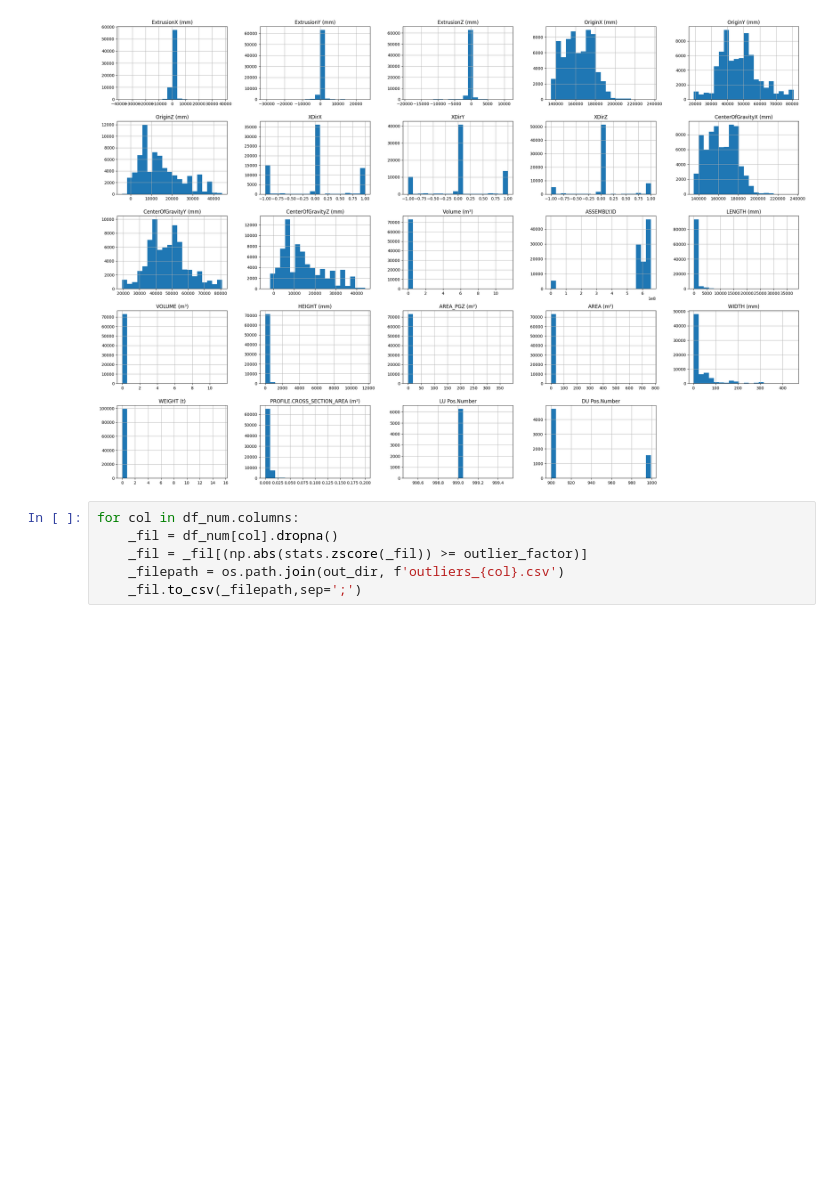
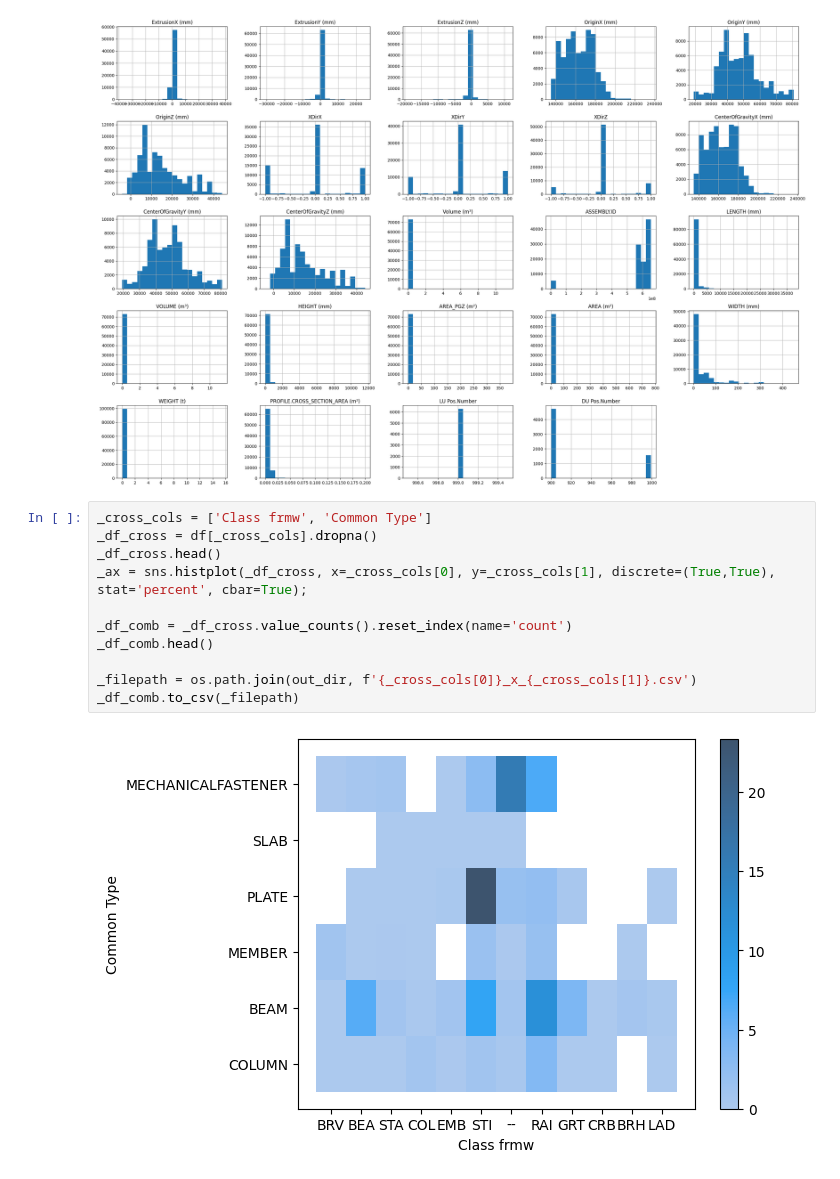
Before and after one commit to DanielGMorenaFhecor/IDI-BI-ANALISIS_DE_DATOS, a Jupyter notebook: notebook.ipynb, the cells around one changed output. Saved outputs shown, nothing was run; the diff lists cells and outputs as text; blank space fills up the shorter version.

```diff
--- a/notebook.ipynb
+++ b/notebook.ipynb
@@ -50,9 +51,16 @@ df_num = df.select_dtypes(include=np.number)
 df_num.hist(figsize=(30,20), bins=20);
 # %% [output]
 [figure]
-# %%
-for col in df_num.columns:
-    _fil = df_num[col].dropna()
-    _fil = _fil[(np.abs(stats.zscore(_fil)) >= outlier_factor)]
-    _filepath = os.path.join(out_dir, f'outliers_{col}.csv')
-    _fil.to_csv(_filepath,sep=';')
+# %%
+_cross_cols = ['Class frmw', 'Common Type']
+_df_cross = df[_cross_cols].dropna()
+_df_cross.head()
+_ax = sns.histplot(_df_cross, x=_cross_cols[0], y=_cross_cols[1], discrete=(True,True), stat='percent', cbar=True);
+
+_df_comb = _df_cross.value_counts().reset_index(name='count')
+_df_comb.head()
+
+_filepath = os.path.join(out_dir, f'{_cross_cols[0]}_x_{_cross_cols[1]}.csv')
+_df_comb.to_csv(_filepath)
+# %% [output]
+[figure, added]
```
Also changed, not shown: parts of 1 cell of this notebook, 3 other files.
